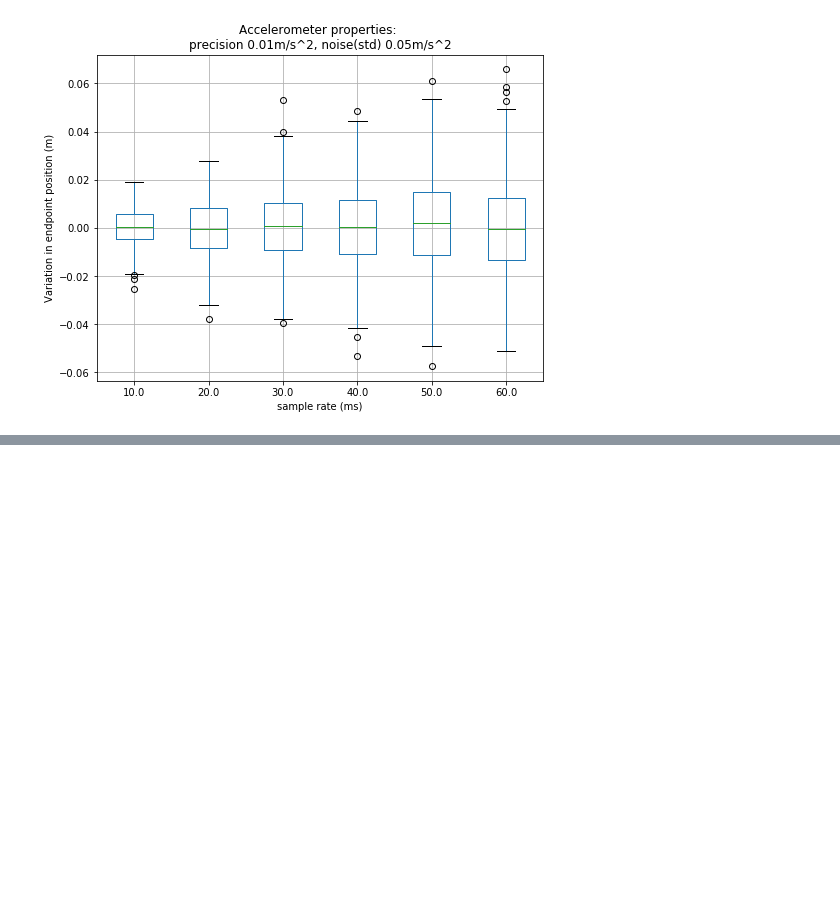
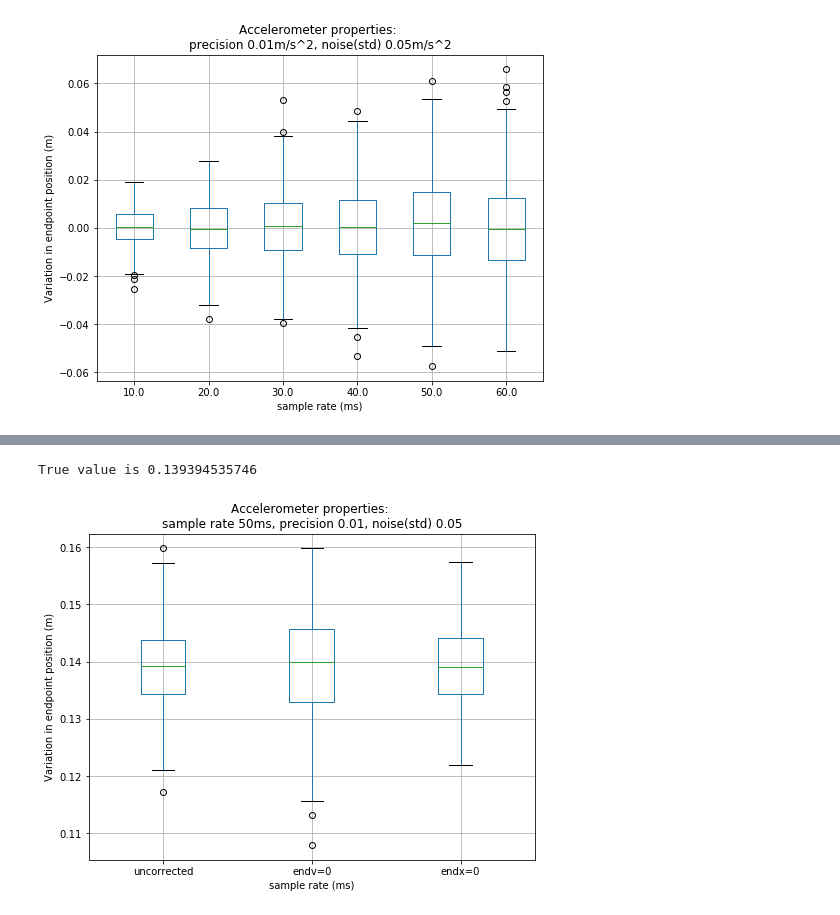
Before and after one commit to BeckaLawson/FootClearanceEstimation, a Jupyter notebook: notebooks/GenerateSimulateMotion.ipynb, the cells around one changed output, grey strips where cells are left out. Cells and saved outputs as stored; diff of their text form; code cells hidden in the pictures; blank space fills up the shorter version.

```diff
--- a/notebooks/GenerateSimulateMotion.ipynb
+++ b/notebooks/GenerateSimulateMotion.ipynb
@@ -227,0 +269,38 @@ Mean -5.445e-05 std 0.0166449317045
+# %%
+# Now consider the same data but with many different
+# sampling phases with sensor noise added
+subsamplerate = 500
+noisestd = 0.05
+precision = 0.1
+startsample = 33
+
+peakx = [ ]
+peakxvfixed = [ ]
+peakxfixed = [ ]
+for startsample in range(10, subsamplerate, 5):
+    sacc = samplecurve(subsamplerate=subsamplerate, startsample=startsample, noisestd=noisestd, precision=precision)
+    sacc["v"] = (sacc.a*sacc.t.diff().shift(-1)).cumsum()
+    sacc["x"] = (sacc.v*sacc.t.diff().shift(-1)).cumsum()
+    sacc["vfixed"] = sacc["v"] - vend*(sacc["t"]/tend)
+    vend = sacc["v"].iloc[-3]  # avoid the nans
+    tend = sacc["t"].iloc[-3]
+
+    sacc["x"] = (sacc.v*sacc.t.diff().shift(-1)).cumsum()
+    sacc["xvfixed"] = (sacc.vfixed*sacc.t.diff().shift(-1)).cumsum()
+    xend = sacc["xvfixed"].iloc[-3]  # avoid the nans
+    sacc["xfixed"] = sacc["xvfixed"] - xend*(sacc["t"]/tend)
+    peakx.append(max(sacc["x"]))
+    peakxvfixed.append(max(sacc["xvfixed"]))
+    peakxfixed.append(max(sacc["xfixed"]))
+# %%
+plt.figure(figsize=(8,6), facecolor="white")
+df = pandas.DataFrame(data=[peakx,peakxvfixed,peakxfixed]).transpose()
+df.columns = ["uncorrected", "endv=0", "endx=0"]
+boxplot = df.boxplot()
+plt.xlabel("sample rate (ms)")
+plt.ylabel("Variation in endpoint position (m)")
+plt.title("Accelerometer properties: \nsample rate %dms, precision %.02f, noise(std) %0.02f" % (int(subsamplerate*0.1), 0.01, noisestd))
+print("True value is", max(px.x))
+# %% [output]
+True value is 0.139394535746
+[figure, added]
```
Also changed, not shown: parts of 9 cells of this notebook.
